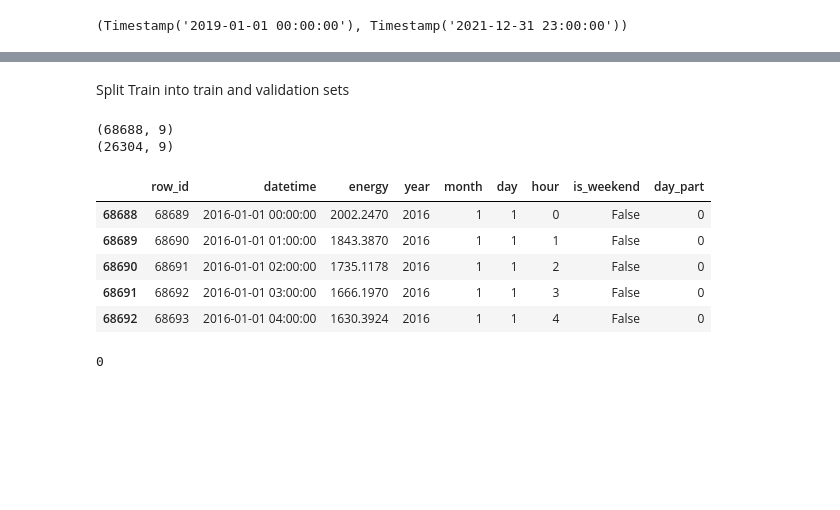
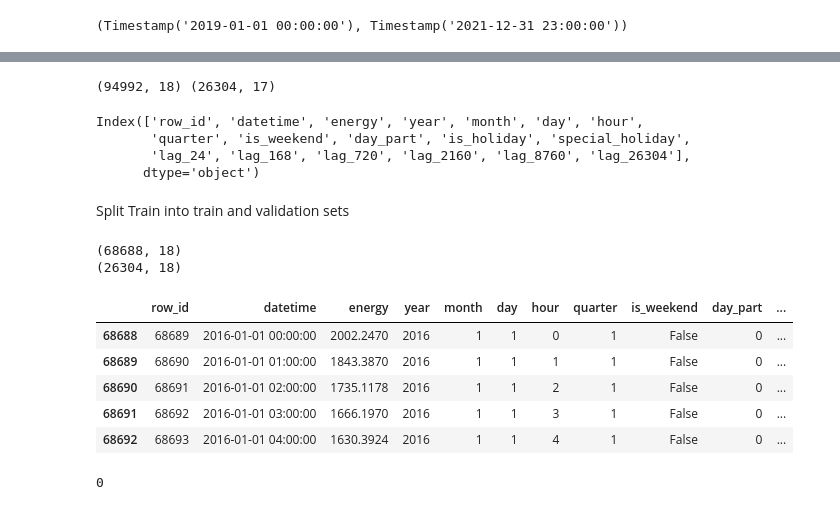
Before and after one commit to baskarsambandamurthy/jobathon-nov-2022, a Jupyter notebook: jobathon-nov-2022.ipynb, the cells around one changed output, grey strips where cells are left out. Cells and saved outputs as stored; diff of their text form; code cells hidden in the pictures; blank space fills up the shorter version.

Commit message:
UCM model With Holiday Features

```diff
--- a/jobathon-nov-2022.ipynb
+++ b/jobathon-nov-2022.ipynb
@@ -125,4 +189,4 @@ test['day_part']=test['hour'].replace(hour_map)
 # %%
 targetcol = 'energy'
 # %%
-train.fillna(train[targetcol].mean(),inplace=True)
+train[targetcol].fillna(train[targetcol].mean(),inplace=True)
@@ -128,0 +195,10 @@ train.fillna(train[targetcol].mean(),inplace=True)
+# %%
+def create_lag(data,lagno_list):
+    res = pd.DataFrame()
+    for i in lagno_list:
+        shifted = data.shift(i)
+        res=pd.concat([res,shifted],axis=1)
+
+#     res=pd.concat([data.shift(i) for i in lagno_list],axis=1)
+    res.columns=[f'lag_{i}' for i in lagno_list]
+    return res
@@ -129,3 +209,32 @@ train.fillna(train[targetcol].mean(),inplace=True)
+# %%
+train['istrain']=1
+test['istrain']=0
+combined = pd.concat([train,test],axis=0)
+#lag 1 year, 3 year, quarter, month,week
+lag_df = create_lag(combined[targetcol],[24,168,720,2160,8760,26304])
+combined=pd.concat([combined,lag_df],axis=1)
+train=combined[combined['istrain']==1]
+test=combined[combined['istrain']==0]
+
+del combined,train['istrain'],test['istrain'],test[targetcol]
+print(train.shape,test.shape)
+# %% [output]
+(94992, 18) (26304, 17)
+# %%
+# cols = [col for col in train.columns if col.startswith('lag_')]
+# train.drop(cols,axis=1,inplace=True)
+# test.drop(cols,axis=1,inplace=True)
+train.columns
+# %% [output]
+Index(['row_id', 'datetime', 'energy', 'year', 'month', 'day', 'hour',
+       'quarter', 'is_weekend', 'day_part', 'is_holiday', 'special_holiday',
+       'lag_24', 'lag_168', 'lag_720', 'lag_2160', 'lag_8760', 'lag_26304'],
+      dtype='object')
+# %%
+cols = [col for col in train.columns if col.startswith('lag_')]
+target_mean = train[targetcol].mean()
+for col in cols:
+    train[col].fillna(target_mean,inplace=True)
 # %% [markdown]
 Split Train into train and validation sets
 # %%
@@ -134,26 +243,26 @@ Split Train into train and validation sets
 # %%
 import datetime
 train_start = datetime.datetime(year=2008,month=1,day=1,hour=0)
 val_start = datetime.datetime(year=2016,month=1,day=1,hour=0)
 val_end = datetime.datetime(year=2018,month=12,day=31,hour=23)
 # train_start = datetime.datetime(year=2017,month=1,day=1,hour=0)
 # val_start = datetime.datetime(year=2018,month=1,day=1,hour=0)
 # val_end = datetime.datetime(year=2018,month=12,day=31,hour=23)
-hour_mask = (train['hour']>=0)
-X_val= train[(train['datetime']>=val_start) & (train['datetime']<=val_end) & hour_mask].copy()
-X_train= train[(train['datetime']>=train_start) & (train['datetime']<val_start) & hour_mask].copy()
+# hour_mask = (train['hour']>=0)
+X_val= train[(train['datetime']>=val_start) & (train['datetime']<=val_end)].copy()
+X_train= train[(train['datetime']>=train_start) & (train['datetime']<val_start)].copy()
 print(X_train.shape)
 print(X_val.shape)
 X_val.head()
 # %% [output]
-(68688, 9)
-(26304, 9)
+(68688, 18)
+(26304, 18)
-|  | row_id | datetime | energy | year | month | day | hour | is_weekend | day_part |
-| 68688 | 68689 | 2016-01-01 00:00:00 | 2002.2470 | 2016 | 1 | 1 | 0 | False | 0 |
-| 68689 | 68690 | 2016-01-01 01:00:00 | 1843.3870 | 2016 | 1 | 1 | 1 | False | 0 |
-| 68690 | 68691 | 2016-01-01 02:00:00 | 1735.1178 | 2016 | 1 | 1 | 2 | False | 0 |
-| 68691 | 68692 | 2016-01-01 03:00:00 | 1666.1970 | 2016 | 1 | 1 | 3 | False | 0 |
-| 68692 | 68693 | 2016-01-01 04:00:00 | 1630.3924 | 2016 | 1 | 1 | 4 | False | 0 |
+|  | row_id | datetime | energy | year | month | day | hour | quarter | is_weekend | day_part | ... |
+| 68688 | 68689 | 2016-01-01 00:00:00 | 2002.2470 | 2016 | 1 | 1 | 0 | 1 | False | 0 | ... |
+| 68689 | 68690 | 2016-01-01 01:00:00 | 1843.3870 | 2016 | 1 | 1 | 1 | 1 | False | 0 | ... |
+| 68690 | 68691 | 2016-01-01 02:00:00 | 1735.1178 | 2016 | 1 | 1 | 2 | 1 | False | 0 | ... |
+| 68691 | 68692 | 2016-01-01 03:00:00 | 1666.1970 | 2016 | 1 | 1 | 3 | 1 | False | 0 | ... |
+| 68692 | 68693 | 2016-01-01 04:00:00 | 1630.3924 | 2016 | 1 | 1 | 4 | 1 | False | 0 | ... |
 # %%
 val_target = X_val[targetcol]
 print(X_val[targetcol].isnull().sum())
```
Also changed, not shown: parts of 22 cells of this notebook.
